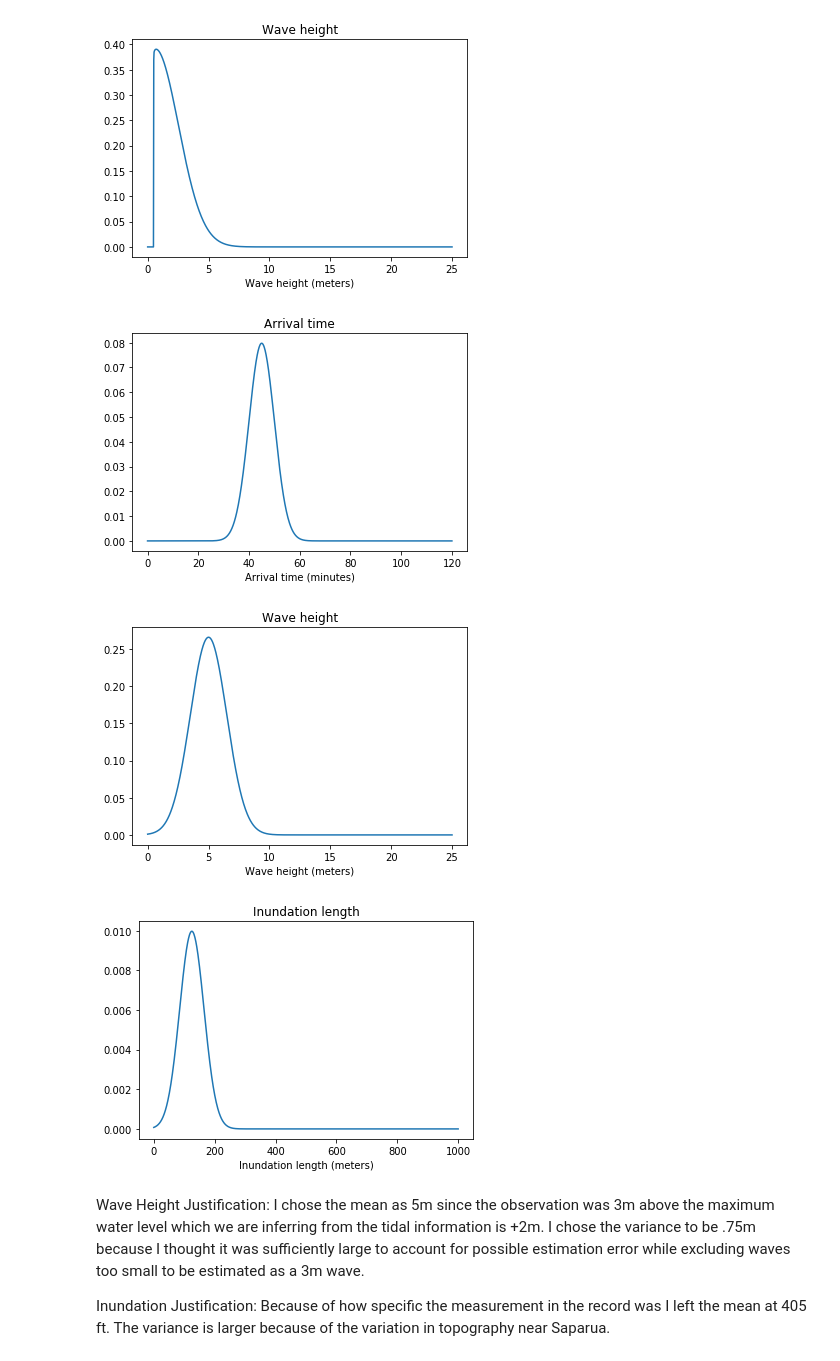
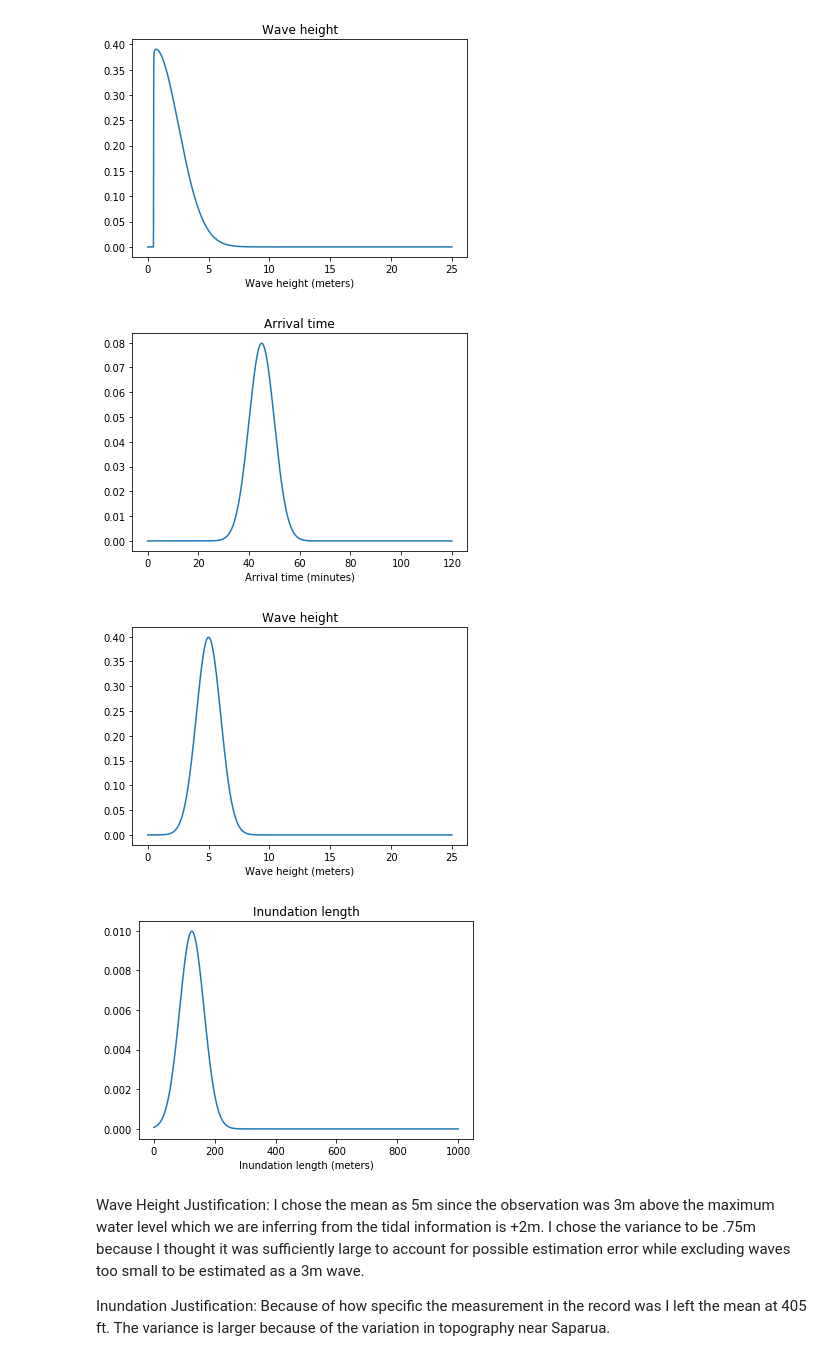
Before and after one commit to jpw37/tsunamibayes, a Jupyter notebook: Model_Scripts/Scenarios/1852mag/PreRun/Gauges.ipynb, the cells around one changed output. Cells and saved outputs as stored; diff of their text form; code cells hidden in the pictures.

```diff
--- a/Model_Scripts/Scenarios/1852mag/PreRun/Gauges.ipynb
+++ b/Model_Scripts/Scenarios/1852mag/PreRun/Gauges.ipynb
@@ -51,7 +51,7 @@ arrival_mean = 20 # in minutes
 arrival_std = 7
 arrival_params = [arrival_mean, arrival_std]
 height_mean = 3 # in meters
-height_std =  0.5
+height_std =  0.8
 height_params = [height_mean, height_std]
 inundation_std = None
 inundation_mean = None
@@ -331,7 +331,7 @@ arrival_mean = 45  # in minutes
 arrival_std = 5
 arrival_params = [arrival_mean, arrival_std]
 height_mean = 5  # in meters
-height_std = 1.5
+height_std = 1.0
 height_params = [height_mean, height_std]
 inundation_mean = 125
 inundation_std = 40
@@ -363,34 +363,34 @@ gauges.append(g.to_json())
 
 # #I CHOSE BENTENG DURSTEDE'S SHORE, THE 17TH CENTURY DUTCH FORT, AS THE LOCATION FOR SAPARUA.
 # #ITS COORDINATES ARE: [-3.576063, 128.658715]
 
 # #Feet
 # # mean = 405
 # # variance = 2 #feet squared
 # # domain = np.linspace(390,420,1000)
 # # distrb = stats.norm(mean,variance)
 # #
 # # plt.plot(domain,distrb.pdf(domain))
 # # plt.xlabel("Inundation (feet)")
 # # plt.show()
 
 # #Meters
 # domain = np.linspace(80,160,100)
 # distrb = stats.norm(inundation_mean,inundation_std)
 
 # plt.plot(domain,distrb.pdf(domain))
 # plt.xlabel("Inundation(meters)")
 # plt.show()
 
 # D_Pulau_Sap_Time = np.linspace(10,100,1000)
 # Pulau_Sap_Time = stats.norm.pdf(D_Pulau_Sap_Time,arrival_mean,arrival_std)
 # plt.plot(D_Pulau_Sap_Time,Pulau_Sap_Time)
 # plt.show()
 
 g.plot()
 # %% [output]
 [figure]
-[figure, old version]
+[figure, new version]
 [figure]
 # %% [markdown]
 Wave Height Justification: I chose the mean as 5m since the observation was 3m above the maximum water level which we are inferring from the tidal information is +2m. I chose the variance to be .75m because I thought it was sufficiently large to account for possible estimation error while excluding waves too small to be estimated as a 3m wave.
```
Also changed, not shown: parts of 3 cells of this notebook, 1 other file.
